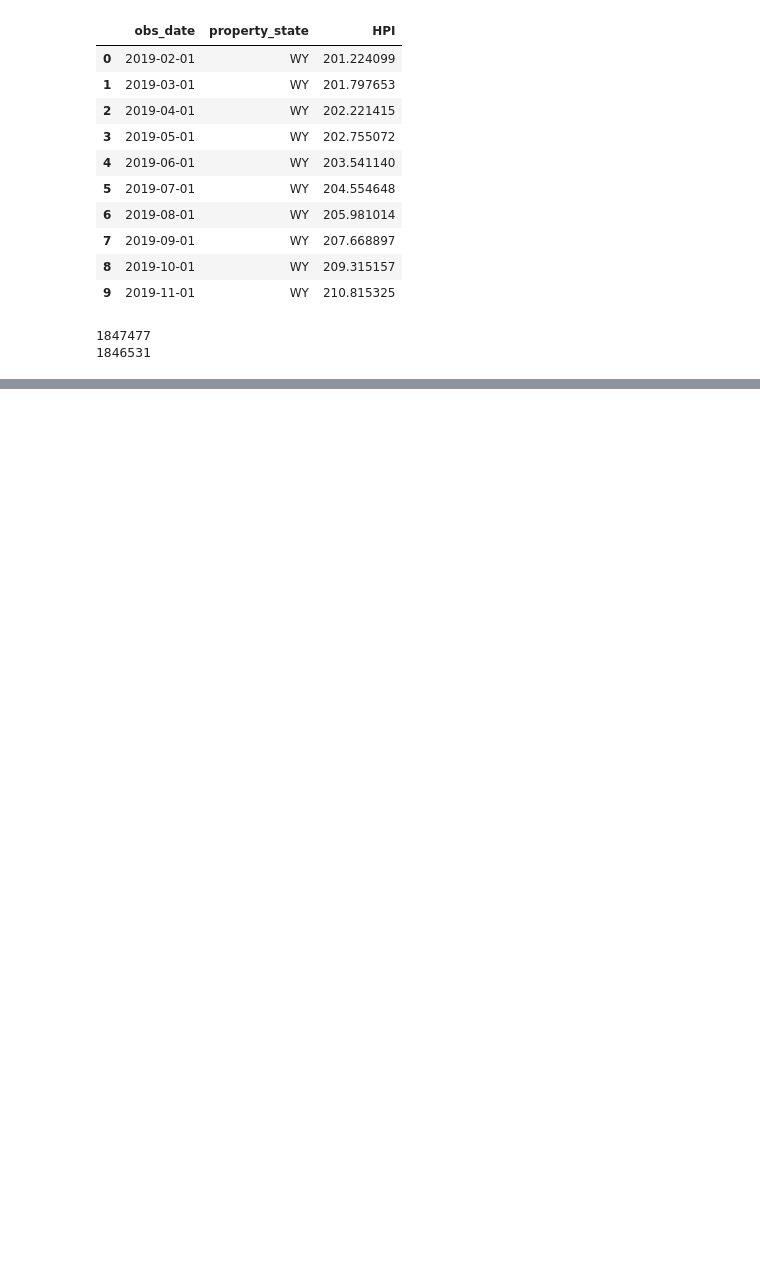
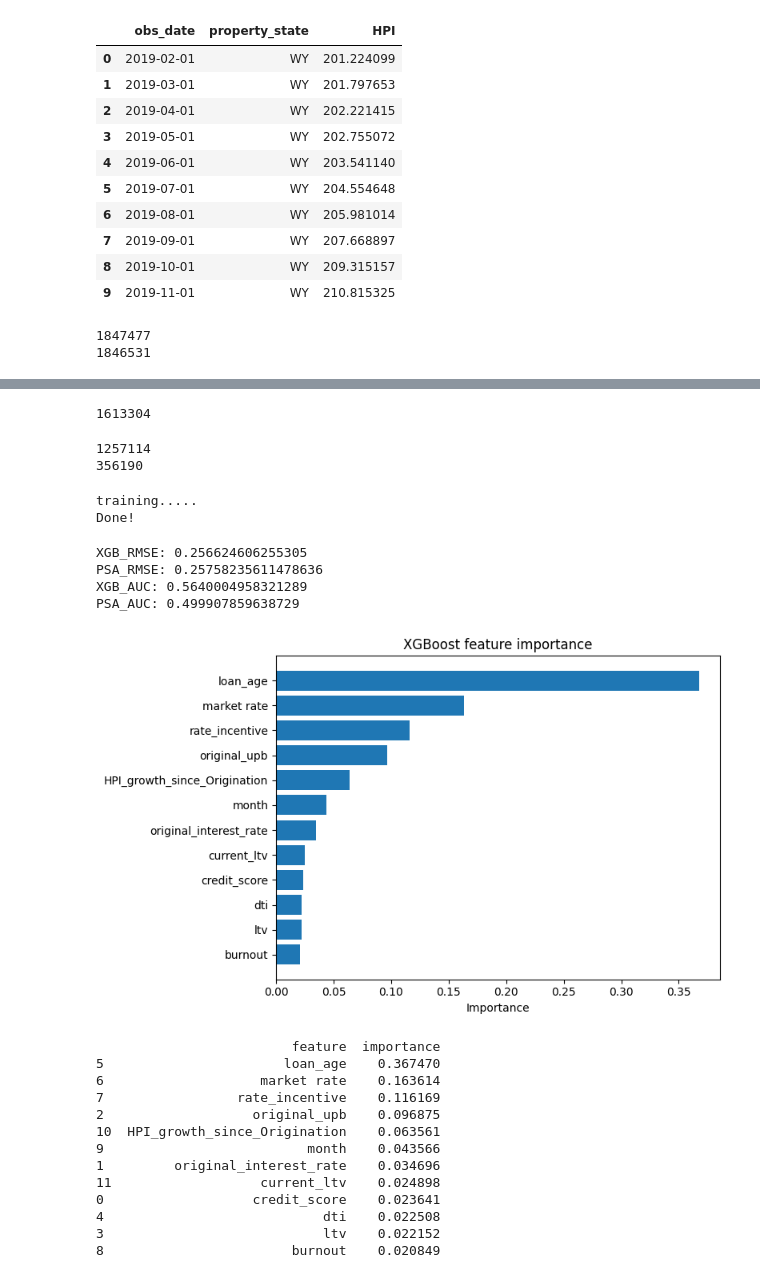
Before and after one commit to dixitbhavin/mbs-prepayment-ml, a Jupyter notebook: mbs_prepayment_model.ipynb, the cells around one changed output, grey strips where cells are left out. Saved outputs shown, nothing was run; the diff lists cells and outputs as text; code cells hidden in the pictures; blank space fills up the shorter version.

Commit message:
Mbs_prepayment_model, update README

```diff
--- a/01_load_data.ipynb
+++ b/mbs_prepayment_model.ipynb
@@ -883,0 +942,40 @@ print(combined['HPI'].notna().sum())
+# %%
+training=combined[(combined['prepay_date'].isna())|
+                   (combined['obs_date']<combined['prepay_date'])].copy()
+
+cutoff_date=combined['obs_date'].max()-pd.DateOffset(months=12)
+
+training=combined[(combined['prepay_date'].notna())|
+                   (combined['obs_date']<=cutoff_date)].copy()
+
+training=training.dropna(subset=FEATURES).copy()
+# %%
+print(len(training))
+# %% [output]
+1613304
+# %%
+train_df=training[training['obs_date']<'2023-01-01'].copy()
+test_df=training[
+        (training['obs_date']>='2023-01-01') &
+        (training['obs_date']<='2024-12-31')].copy()
+# %%
+print(len(train_df))
+print(len(test_df))
+# %% [output]
+1257114
+356190
+# %%
+x_train=train_df[FEATURES]
+y_train=train_df['prepay_in_12m']
+x_test=test_df[FEATURES]
+y_test=test_df['prepay_in_12m']
+
+model=xgb.XGBClassifier(n_estimators=200,max_depth=6,learning_rate=0.1,random_state=42,n_jobs=-1,eval_metric='logloss')
+
+print("training.....")
+model.fit(x_train,y_train)
+
+print("Done!")
+# %% [output]
+training.....
+Done!
@@ -883,0 +990,38 @@ print(combined['HPI'].notna().sum())
+# %%
+print("XGB_RMSE:", xgb_rmse)
+print("PSA_RMSE:", psa_rmse)
+print("XGB_AUC:", xgb_auc)
+print("PSA_AUC:", psa_auc)
+# %% [output]
+XGB_RMSE: 0.256624606255305
+PSA_RMSE: 0.25758235611478636
+XGB_AUC: 0.5640004958321289
+PSA_AUC: 0.499907859638729
+# %%
+import matplotlib.pyplot as plt
+
+importance=pd.DataFrame({'feature':FEATURES,'importance':model.feature_importances_}).sort_values('importance',ascending=True)
+
+plt.figure(figsize=(8,5))
+plt.barh(importance['feature'],importance['importance'])
+plt.xlabel("Importance")
+plt.title("XGBoost feature importance")
+plt.tight_layout()
+plt.show()
+
+print(importance.sort_values('importance',ascending=False))
+# %% [output]
+[figure, added]
+                         feature  importance
+5                       loan_age    0.367470
+6                    market rate    0.163614
+7                 rate_incentive    0.116169
+2                   original_upb    0.096875
+10  HPI_growth_since_Origination    0.063561
+9                          month    0.043566
+1         original_interest_rate    0.034696
+11                   current_ltv    0.024898
+0                   credit_score    0.023641
+4                            dti    0.022508
+3                            ltv    0.022152
+8                        burnout    0.020849
```
Also changed, not shown: parts of 9 cells of this notebook, 1 other file.
